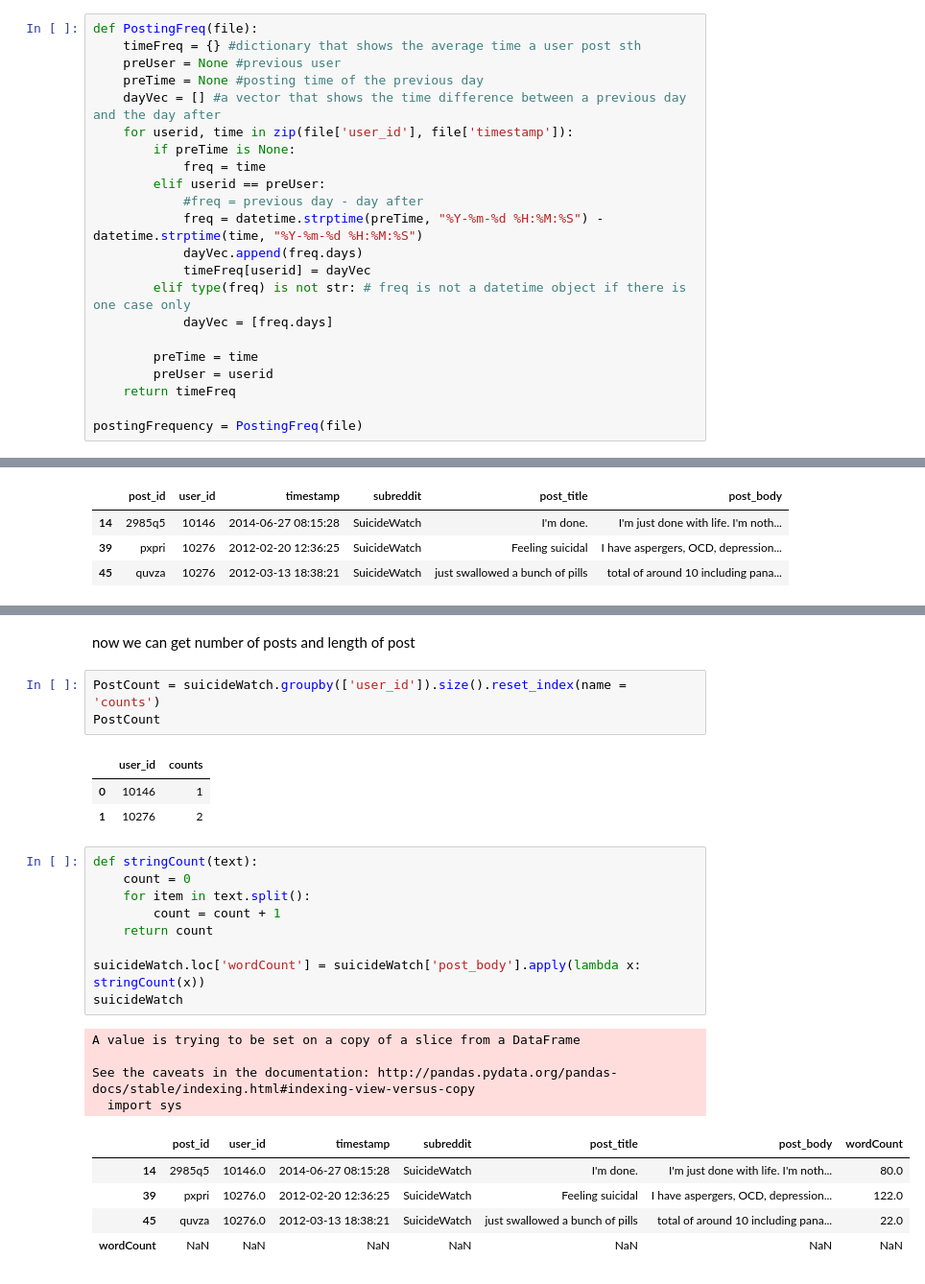
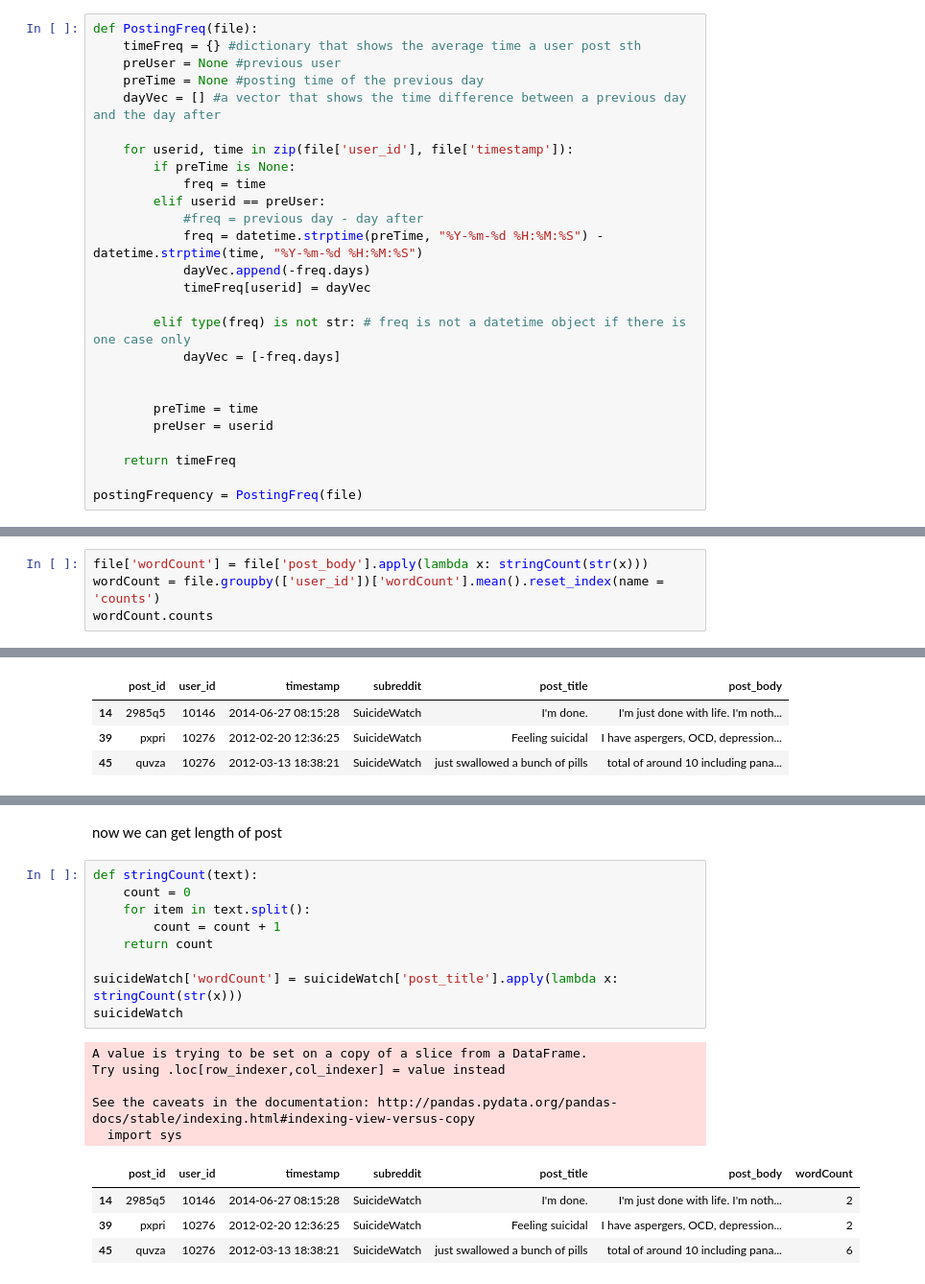
Before and after one commit to luciasalar/suicideDetection, a Jupyter notebook: exploreData.ipynb, the cells around one changed output, grey strips where cells are left out. Shown: that part at 96% size. Drawn from its saved outputs; the diff is of its cells as text.

```diff
--- a/exploreData.ipynb
+++ b/exploreData.ipynb
@@ -36,19 +56,23 @@ def PostingFreq(file):
     preUser = None #previous user
     preTime = None #posting time of the previous day
     dayVec = [] #a vector that shows the time difference between a previous day and the day after
+
     for userid, time in zip(file['user_id'], file['timestamp']):
         if preTime is None:
             freq = time
         elif userid == preUser:
             #freq = previous day - day after
             freq = datetime.strptime(preTime, "%Y-%m-%d %H:%M:%S") - datetime.strptime(time, "%Y-%m-%d %H:%M:%S")
-            dayVec.append(freq.days)
+            dayVec.append(-freq.days)
             timeFreq[userid] = dayVec
+
         elif type(freq) is not str: # freq is not a datetime object if there is one case only
-            dayVec = [freq.days]
+            dayVec = [-freq.days]
+
 
         preTime = time
         preUser = userid
+
     return timeFreq
 
 postingFrequency = PostingFreq(file)
@@ -64,0 +178,4 @@ we can get suicideWatch subreddit only and see the frequency of these posts
+# %%
+file['wordCount'] = file['post_body'].apply(lambda x: stringCount(str(x)))
+wordCount = file.groupby(['user_id'])['wordCount'].mean().reset_index(name = 'counts')
+wordCount.counts
@@ -78,28 +206,21 @@ suicideWatchFrequency #here shows participant 10276's posting frequency on suici
 # %% [markdown]
-now we can get number of posts and length of post
+now we can get length of post
-# %%
-PostCount = suicideWatch.groupby(['user_id']).size().reset_index(name = 'counts')
-PostCount
-# %% [output]
-|  | user_id | counts |
-| 0 | 10146 | 1 |
-| 1 | 10276 | 2 |
 # %%
 def stringCount(text):
     count = 0
     for item in text.split():
         count = count + 1
     return count
 
-suicideWatch.loc['wordCount'] = suicideWatch['post_body'].apply(lambda x: stringCount(x))
+suicideWatch['wordCount'] = suicideWatch['post_title'].apply(lambda x: stringCount(str(x)))
 suicideWatch
 # %% [output]
-A value is trying to be set on a copy of a slice from a DataFrame
+A value is trying to be set on a copy of a slice from a DataFrame.
+Try using .loc[row_indexer,col_indexer] = value instead
 
 See the caveats in the documentation: http://pandas.pydata.org/pandas-docs/stable/indexing.html#indexing-view-versus-copy
   import sys
 |  | post_id | user_id | timestamp | subreddit | post_title | post_body | wordCount |
-| 14 | 2985q5 | 10146.0 | 2014-06-27 08:15:28 | SuicideWatch | I'm done. | I'm just done with life. I'm noth... | 80.0 |
-| 39 | pxpri | 10276.0 | 2012-02-20 12:36:25 | SuicideWatch | Feeling suicidal | I have aspergers, OCD, depression... | 122.0 |
-| 45 | quvza | 10276.0 | 2012-03-13 18:38:21 | SuicideWatch | just swallowed a bunch of pills | total of around 10 including pana... | 22.0 |
-| wordCount | NaN | NaN | NaN | NaN | NaN | NaN | NaN |
+| 14 | 2985q5 | 10146 | 2014-06-27 08:15:28 | SuicideWatch | I'm done. | I'm just done with life. I'm noth... | 2 |
+| 39 | pxpri | 10276 | 2012-02-20 12:36:25 | SuicideWatch | Feeling suicidal | I have aspergers, OCD, depression... | 2 |
+| 45 | quvza | 10276 | 2012-03-13 18:38:21 | SuicideWatch | just swallowed a bunch of pills | total of around 10 including pana... | 6 |
```
Also changed, not shown: parts of 30 cells of this notebook, 2 other files.
